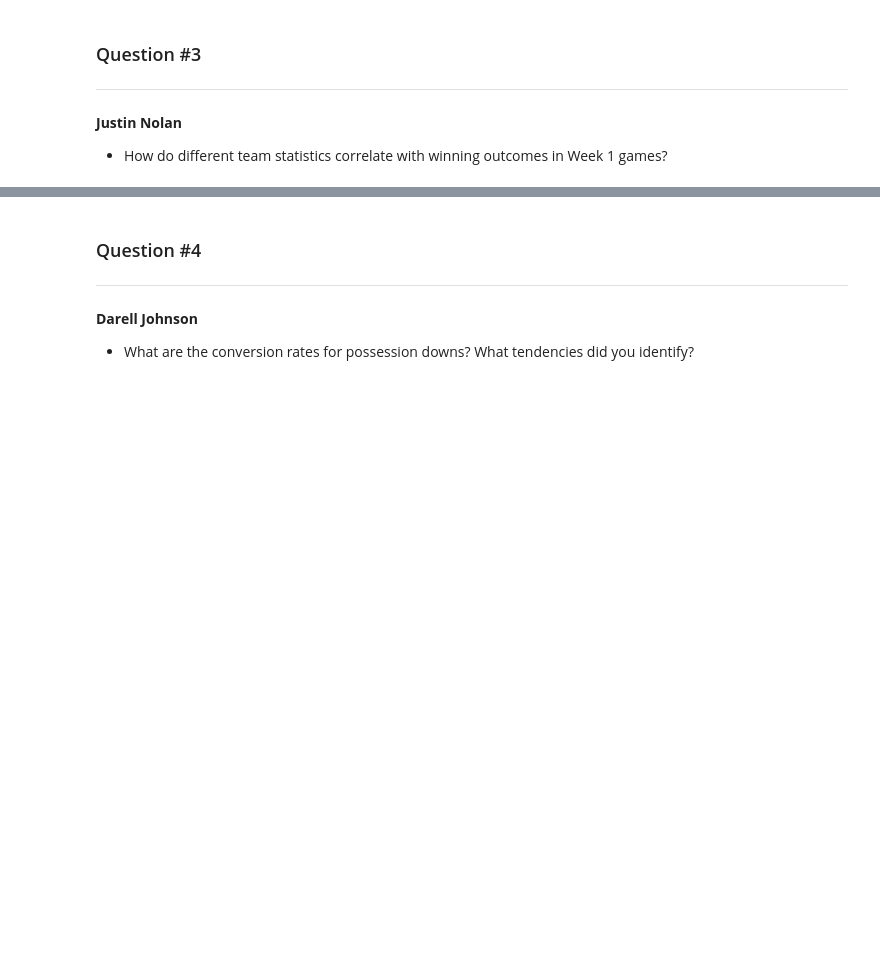
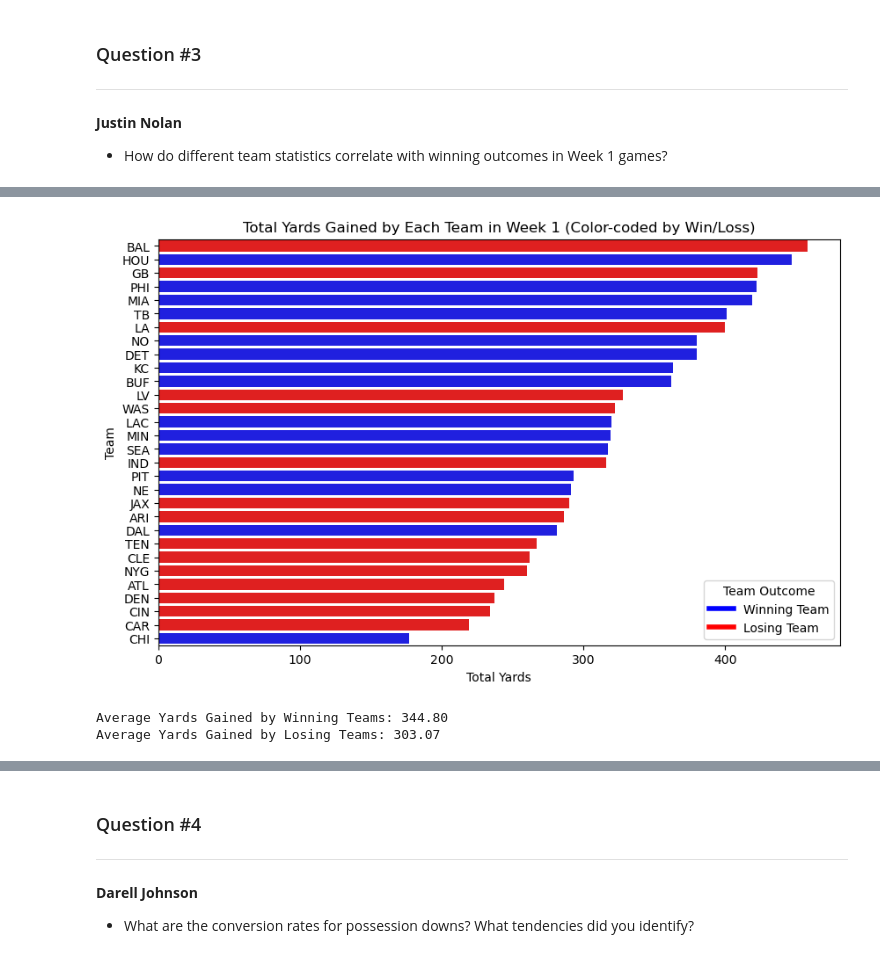
Before and after one commit to rollernathan/NFL_2024_Week_1, a Jupyter notebook: Project 3.ipynb, the cells around one changed output, grey strips where cells are left out. Saved outputs shown, nothing was run; the diff lists cells and outputs as text; code cells hidden in the pictures; blank space fills up the shorter version.

```diff
--- a/Project 3.ipynb
+++ b/Project 3.ipynb
@@ -30,3 +34,28 @@ df.head()
 ---
 **Justin Nolan**
 - How do different team statistics correlate with winning outcomes in Week 1 games?
+# %%
+# Fill NaN values in 'passing_yards' and 'rushing_yards' with 0
+df['passing_yards'] = df['passing_yards'].fillna(0)
+df['rushing_yards'] = df['rushing_yards'].fillna(0)
+
+# Create a new column for total yards gained (passing + rushing)
+df['total_yards'] = df['passing_yards'] + df['rushing_yards']
+
+# Group by the team with possession (posteam) and calculate total yards
+yards_per_team = df.groupby('posteam').agg({
+    'total_yards': 'sum'
+}).reset_index()
+
+# Sort the teams by total yards, from highest to lowest
+yards_per_team = yards_per_team.sort_values('total_yards', ascending=False)
+
+# List of teams that won (using team abbreviations)
+winning_teams = ['KC', 'PHI', 'LAC', 'BUF', 'NE', 'MIN', 'CHI', 'NO', 'PIT', 'MIA', 'HOU', 'SEA', 'DAL', 'TB', 'DET']
+
+# Define color mapping for win/loss: Blue for Win, Red for Loss
+colors = ['blue' if team in winning_teams else 'red' for team in yards_per_team['posteam']]
+
+# Display the total yards gained by each team
+print("Total yards gained by each team in Week 1 (sorted by highest to lowest):")
+print(yards_per_team)
@@ -32,0 +80,35 @@ df.head()
+# %%
+# Visualization: Total yards gained by each team, color-coded by win/loss
+plt.figure(figsize=(10, 6))
+bars = sns.barplot(x='total_yards', y='posteam', data=yards_per_team, palette=colors)
+plt.title('Total Yards Gained by Each Team in Week 1 (Color-coded by Win/Loss)')
+plt.xlabel('Total Yards')
+plt.ylabel('Team')
+
+# Adding legend manually
+from matplotlib.lines import Line2D
+legend_elements = [Line2D([0], [0], color='blue', lw=4, label='Winning Team'),
+                   Line2D([0], [0], color='red', lw=4, label='Losing Team')]
+plt.legend(handles=legend_elements, title="Team Outcome", loc="lower right")
+
+plt.show()
+
+# Save plot as PNG
+plt.savefig('images/total_yards_per_team.png')
+plt.close()
+# %% [output]
+[figure, added]
+# %%
+# Create a column indicating if the team won (1 for win, 0 for loss)
+yards_per_team['win'] = yards_per_team['posteam'].apply(lambda team: 1 if team in winning_teams else 0)
+
+# Calculate average yards for winning teams and losing teams
+avg_yards_winning = yards_per_team[yards_per_team['win'] == 1]['total_yards'].mean()
+avg_yards_losing = yards_per_team[yards_per_team['win'] == 0]['total_yards'].mean()
+
+# Display the results
+print(f"Average Yards Gained by Winning Teams: {avg_yards_winning:.2f}")
+print(f"Average Yards Gained by Losing Teams: {avg_yards_losing:.2f}")
+# %% [output]
+Average Yards Gained by Winning Teams: 344.80
+Average Yards Gained by Losing Teams: 303.07
```
Also changed, not shown: parts of 10 cells of this notebook, 6 other files.
